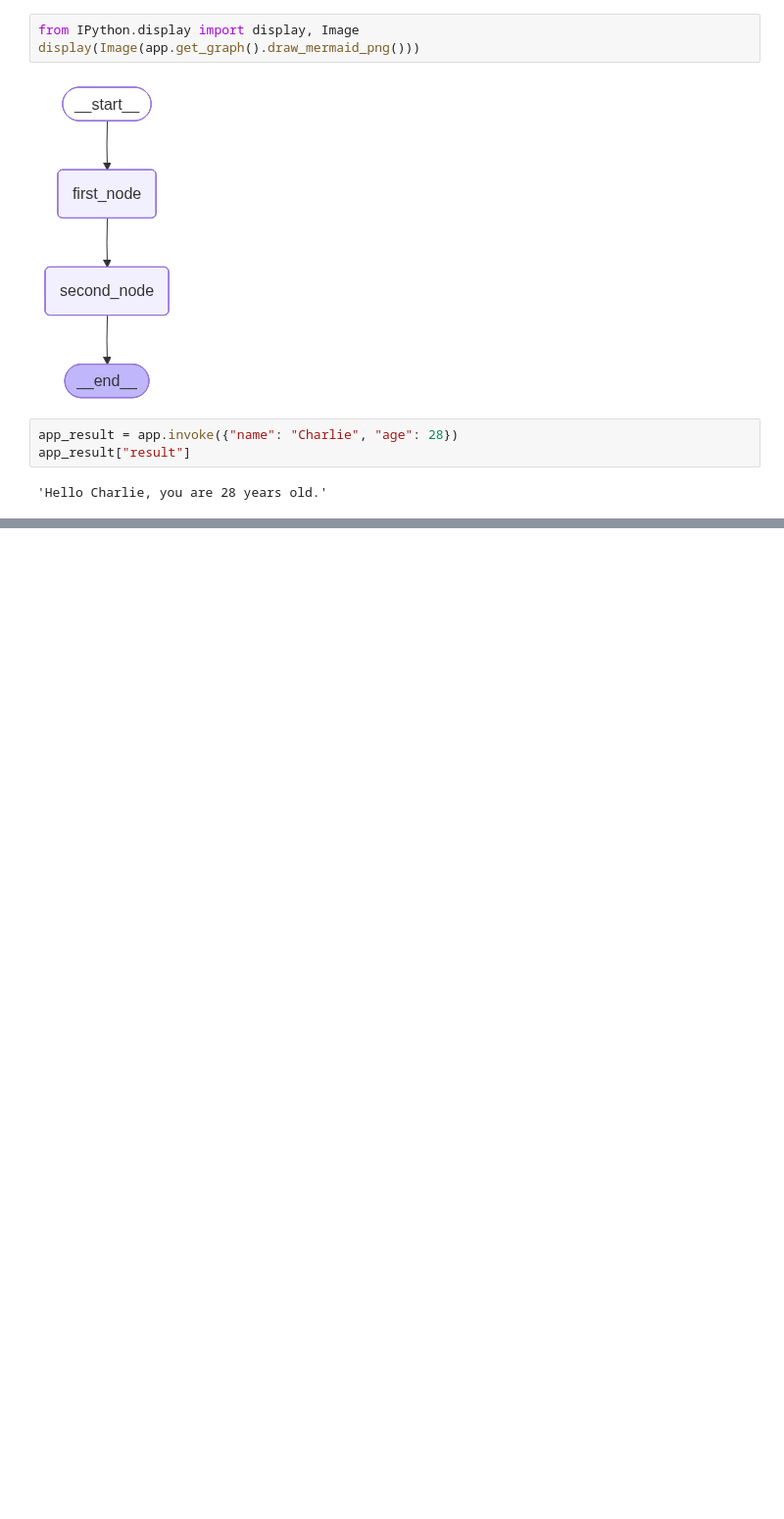
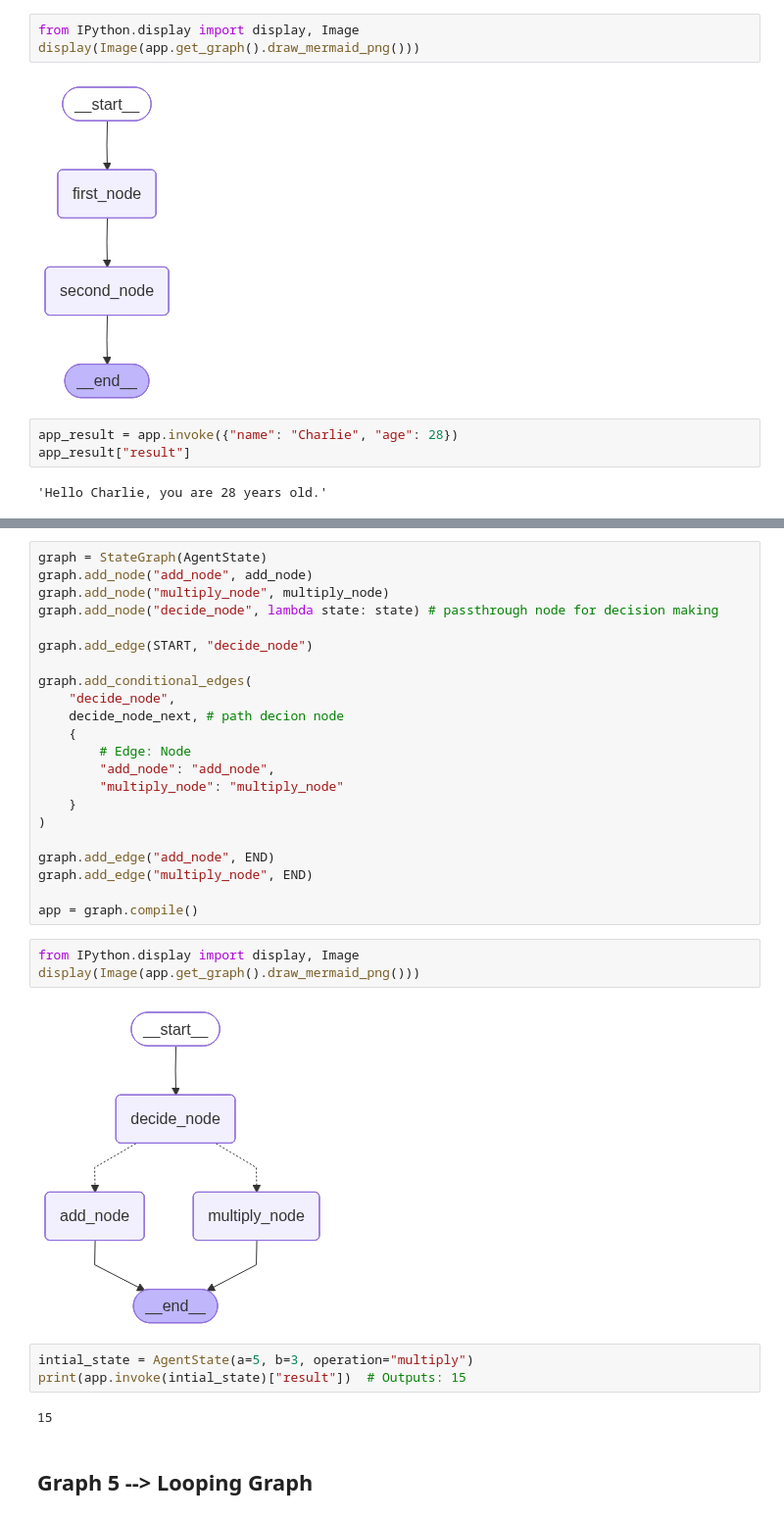
Before and after one commit to Riteshpcs1994/AgenticAI_learning, a Jupyter notebook: notebook/langraph.ipynb, the cells around one changed output, grey strips where cells are left out. Shown at 98% size. Saved outputs shown, nothing was run; the diff lists cells and outputs as text; blank space fills up the shorter version.

Commit message:
graph_iv

```diff
--- a/notebook/langraph.ipynb
+++ b/notebook/langraph.ipynb
@@ -106,0 +135,34 @@ app_result["result"]
+# %%
+graph = StateGraph(AgentState)
+graph.add_node("add_node", add_node)
+graph.add_node("multiply_node", multiply_node)
+graph.add_node("decide_node", lambda state: state) # passthrough node for decision making
+
+graph.add_edge(START, "decide_node")
+
+graph.add_conditional_edges(
+    "decide_node",
+    decide_node_next, # path decion node
+    {
+        # Edge: Node
+        "add_node": "add_node",
+        "multiply_node": "multiply_node"
+    }
+)
+
+graph.add_edge("add_node", END)
+graph.add_edge("multiply_node", END)
+
+app = graph.compile()
+# %%
+from IPython.display import display, Image
+display(Image(app.get_graph().draw_mermaid_png()))
+# %% [output]
+[figure, added]
+# %%
+intial_state = AgentState(a=5, b=3, operation="multiply")
+print(app.invoke(intial_state)["result"])  # Outputs: 15
+# %% [output]
+15
+# %% [markdown]
+## Graph 5 --> Looping Graph
```
Also changed, not shown: parts of 5 cells of this notebook.
